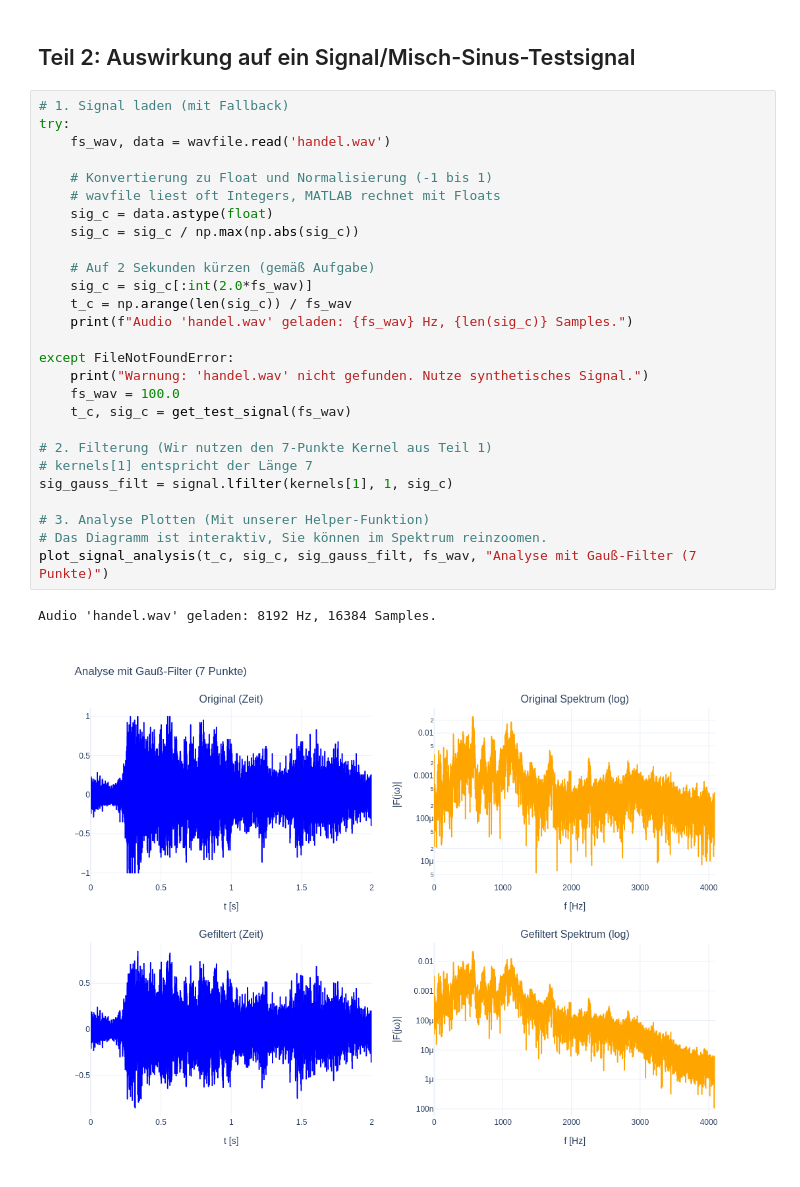
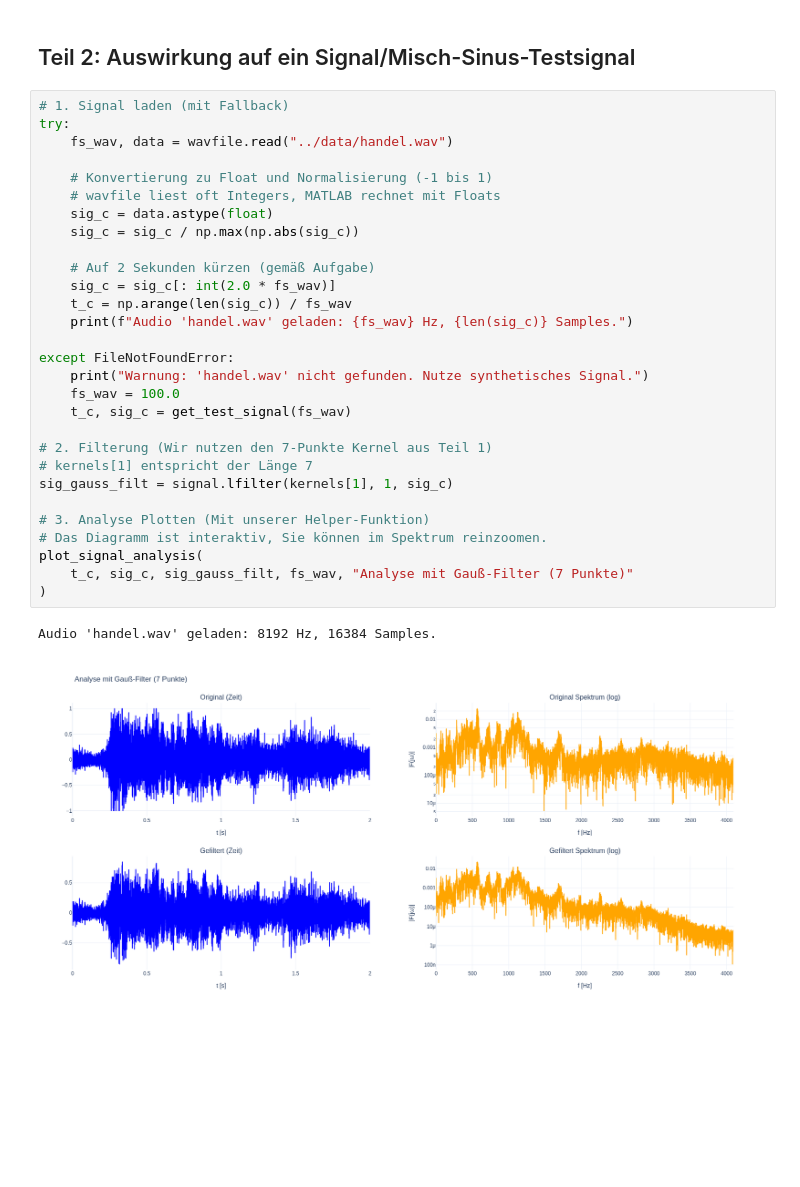
Before and after one commit to AGBV/DigiSiv, a Jupyter notebook: exercise08/M05.ipynb, the cells around one changed output. Cells and saved outputs as stored; diff of their text form; blank space fills up the shorter version.

```diff
--- a/exercise08/M05.ipynb
+++ b/exercise08/M05.ipynb
@@ -273,30 +313,32 @@ plot_frequency_responses(w_half, H_list_c, labels_c, "Frequenzgang Gauß-Filter"
 # %%
 # 1. Signal laden (mit Fallback)
 try:
-    fs_wav, data = wavfile.read('handel.wav')
+    fs_wav, data = wavfile.read("../data/handel.wav")
 
     # Konvertierung zu Float und Normalisierung (-1 bis 1)
     # wavfile liest oft Integers, MATLAB rechnet mit Floats
     sig_c = data.astype(float)
     sig_c = sig_c / np.max(np.abs(sig_c))
 
     # Auf 2 Sekunden kürzen (gemäß Aufgabe)
-    sig_c = sig_c[:int(2.0*fs_wav)]
+    sig_c = sig_c[: int(2.0 * fs_wav)]
     t_c = np.arange(len(sig_c)) / fs_wav
     print(f"Audio 'handel.wav' geladen: {fs_wav} Hz, {len(sig_c)} Samples.")
 
 except FileNotFoundError:
     print("Warnung: 'handel.wav' nicht gefunden. Nutze synthetisches Signal.")
     fs_wav = 100.0
     t_c, sig_c = get_test_signal(fs_wav)
 
 # 2. Filterung (Wir nutzen den 7-Punkte Kernel aus Teil 1)
 # kernels[1] entspricht der Länge 7
 sig_gauss_filt = signal.lfilter(kernels[1], 1, sig_c)
 
 # 3. Analyse Plotten (Mit unserer Helper-Funktion)
 # Das Diagramm ist interaktiv, Sie können im Spektrum reinzoomen.
-plot_signal_analysis(t_c, sig_c, sig_gauss_filt, fs_wav, "Analyse mit Gauß-Filter (7 Punkte)")
+plot_signal_analysis(
+    t_c, sig_c, sig_gauss_filt, fs_wav, "Analyse mit Gauß-Filter (7 Punkte)"
+)
 # %% [output]
 Audio 'handel.wav' geladen: 8192 Hz, 16384 Samples.
-[figure, old version]
+[figure, new version]
```
Also changed, not shown: parts of 6 cells of this notebook, 1 other file.
